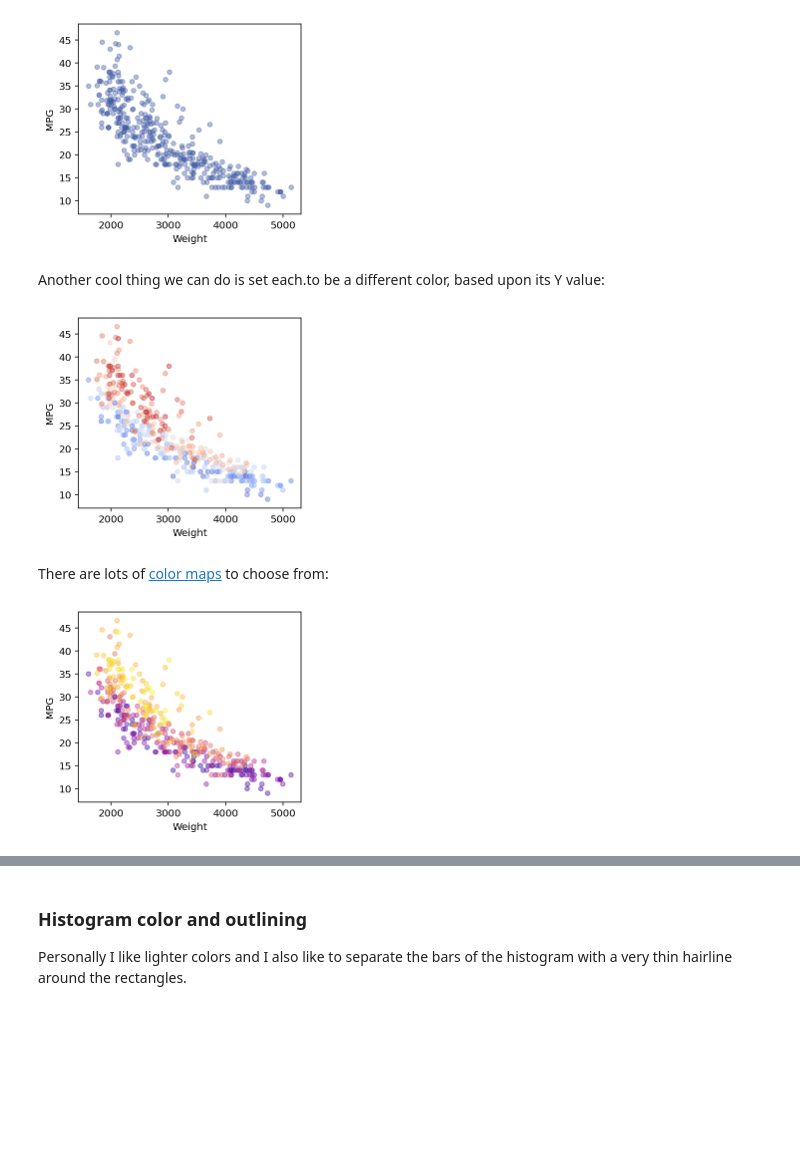
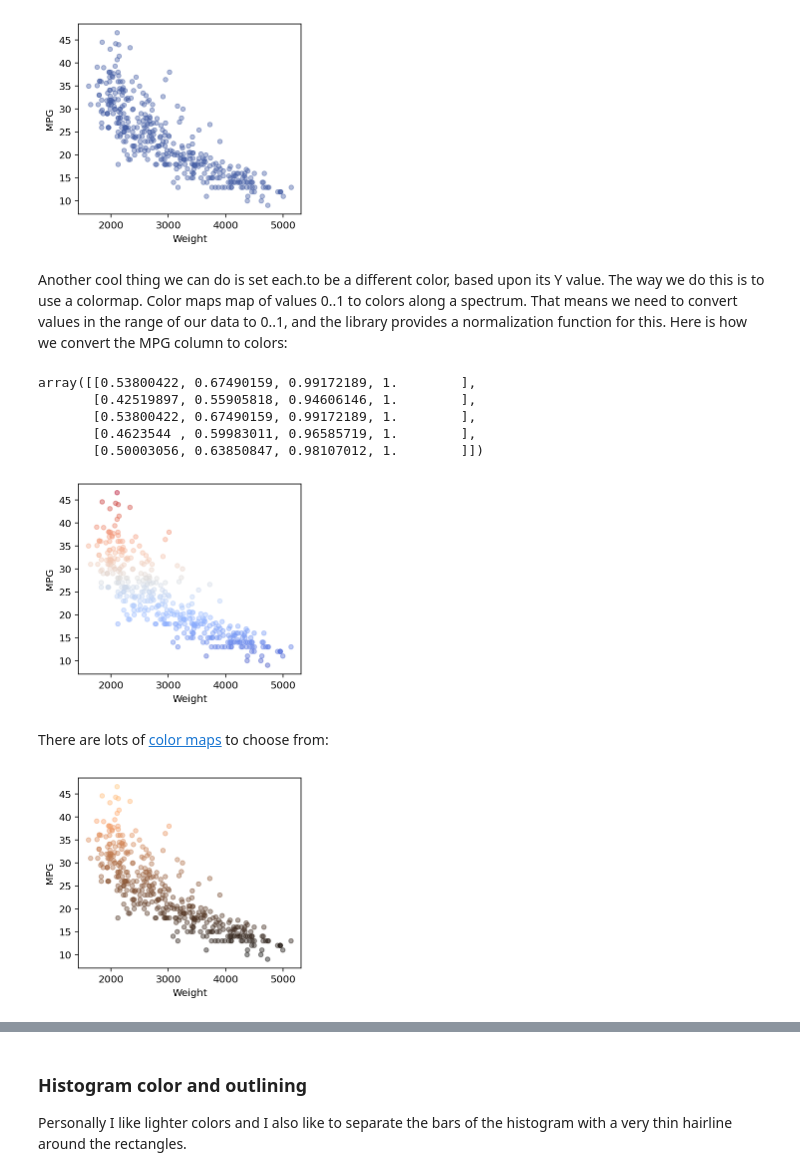
Before and after one commit to parrt/msds593, a Jupyter notebook: notebooks/matplotlib-beautify.ipynb, the cells around one changed output, grey strips where cells are left out. Saved outputs shown, nothing was run; the diff lists cells and outputs as text; code cells hidden in the pictures; blank space fills up the shorter version.

```diff
--- a/notebooks/matplotlib-beautify.ipynb
+++ b/notebooks/matplotlib-beautify.ipynb
@@ -179,28 +180,44 @@ ax.set_ylabel("MPG")
 plt.show()
 # %% [output]
 [figure]
-# %% [markdown]
-Another cool thing we can do is set each.to be a different color, based upon its Y value:
+# %% [markdown]
+Another cool thing we can do is set each.to be a different color, based upon its Y value. The way we do this is to use a colormap.  Color maps map of values 0..1 to colors along a spectrum.  That means we need to convert values in the range of our data to 0..1, and the library provides a normalization function for this. Here is how we convert the MPG column to colors:
+# %%
+# map higher values of mpg to redder colors
+cmap = plt.get_cmap('coolwarm')
+norm = colors.Normalize(df_cars['MPG'].min(), df_cars['MPG'].max())
+ycolors = cmap(norm(df_cars['MPG']))
+ycolors[0:5] # show red-green-blue-alpha values for first five
+# %% [output]
+array([[0.53800422, 0.67490159, 0.99172189, 1.        ],
+       [0.42519897, 0.55905818, 0.94606146, 1.        ],
+       [0.53800422, 0.67490159, 0.99172189, 1.        ],
+       [0.4623544 , 0.59983011, 0.96585719, 1.        ],
+       [0.50003056, 0.63850847, 0.98107012, 1.        ]])
 # %%
 fig, ax = plt.subplots(figsize=(4,3.5))
 # Get a value between 0 and 1 for each Y value as a color along a spectrum
 crange = np.linspace(0,1,num=len(df_cars))
 
-ax.scatter(df_cars['WGT'], df_cars['MPG'], c=crange, cmap='coolwarm', s=20, alpha=.4)
+ax.scatter(df_cars['WGT'], df_cars['MPG'], c=ycolors, s=20, alpha=.4)
 ax.set_xlabel("Weight")
 ax.set_ylabel("MPG")
 plt.show()
 # %% [output]
-[figure, old version]
+[figure, new version]
 # %% [markdown]
 There are lots of [color maps](https://matplotlib.org/3.1.1/tutorials/colors/colormaps.html) to choose from:
 # %%
 fig, ax = plt.subplots(figsize=(4,3.5))
-# Get a value between 0 and 1 for each Y value as a color along a spectrum
-crange = np.linspace(0,1,num=len(df_cars))
-ax.scatter(df_cars['WGT'], df_cars['MPG'], c=crange, cmap='plasma', s=20, alpha=.4)
+
+cmap = plt.get_cmap('copper')
+norm = colors.Normalize(df_cars['MPG'].min(), df_cars['MPG'].max())
+ycolors = cmap(norm(df_cars['MPG']))
+
+ax.scatter(df_cars['WGT'], df_cars['MPG'], c=ycolors, s=20, alpha=.4)
+
 ax.set_xlabel("Weight")
 ax.set_ylabel("MPG")
 plt.show()
 # %% [output]
-[figure, old version]
+[figure, new version]
```
Also changed, not shown: parts of 8 cells of this notebook, 5 other files.
